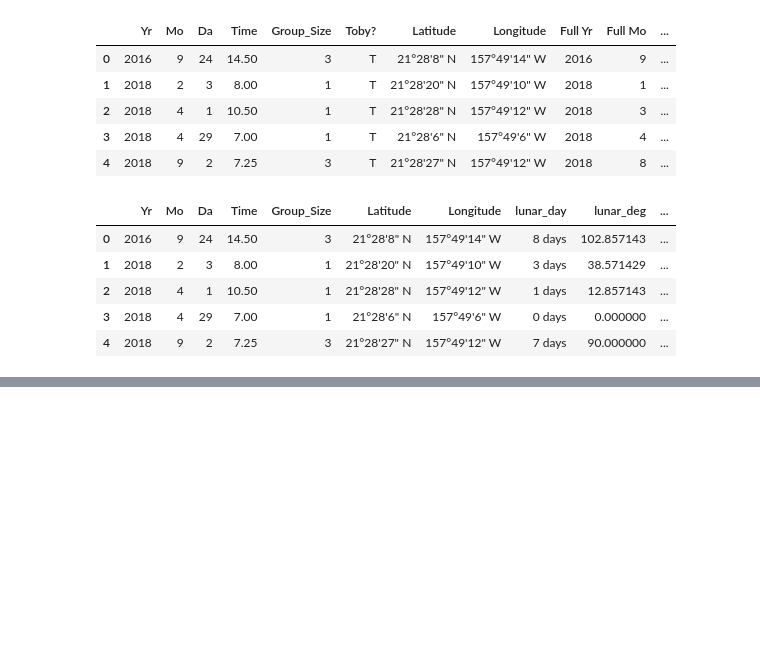
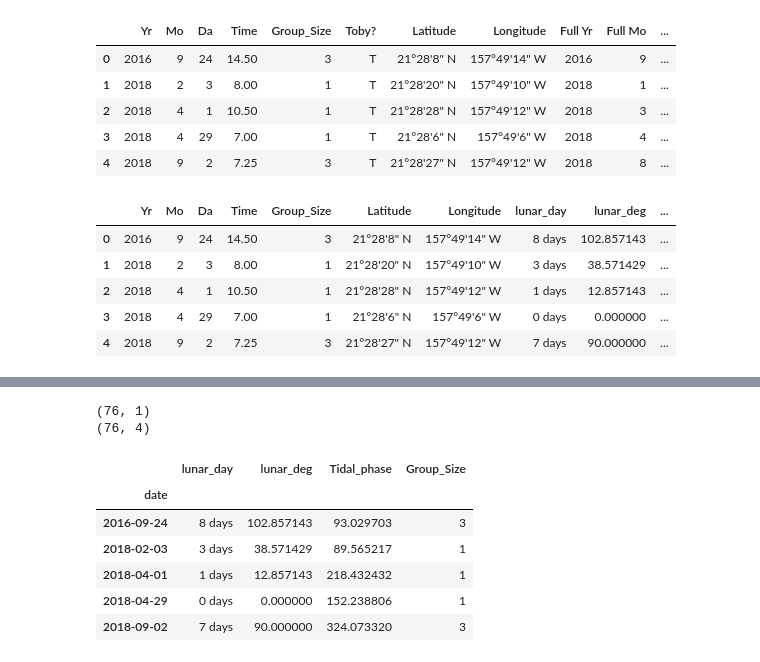
Before and after one commit to kaneohe-bay-mantas/manta-viz, a Jupyter notebook: data-parser.ipynb, the cells around one changed output, grey strips where cells are left out. Cells and saved outputs as stored; diff of their text form; code cells hidden in the pictures; blank space fills up the shorter version.

```diff
--- a/data-parser.ipynb
+++ b/data-parser.ipynb
@@ -112,0 +135,24 @@ mantas_clean.to_csv('data/clean_data.csv')
+# %%
+polar_group = polar_group.groupby('date').agg('sum')
+print(polar_group.shape)
+
+polar_group2 = polar_group2.groupby('date').agg('max')
+print(polar_group2.shape)
+
+if(polar_group2.shape[0] == polar_group.shape[0]):
+    clean_polar = polar_group2
+    clean_polar['Group_Size'] = polar_group['Group_Size']
+else:
+    print("ERROR: did not agg correctly")
+
+clean_polar.head()
+# %% [output]
+(76, 1)
+(76, 4)
+|  | lunar_day | lunar_deg | Tidal_phase | Group_Size |
+| date |  |  |  |  |
+| 2016-09-24 | 8 days | 102.857143 | 93.029703 | 3 |
+| 2018-02-03 | 3 days | 38.571429 | 89.565217 | 1 |
+| 2018-04-01 | 1 days | 12.857143 | 218.432432 | 1 |
+| 2018-04-29 | 0 days | 0.000000 | 152.238806 | 1 |
+| 2018-09-02 | 7 days | 90.000000 | 324.073320 | 3 |
```
Also changed, not shown: parts of 4 cells of this notebook, 1 other file.
